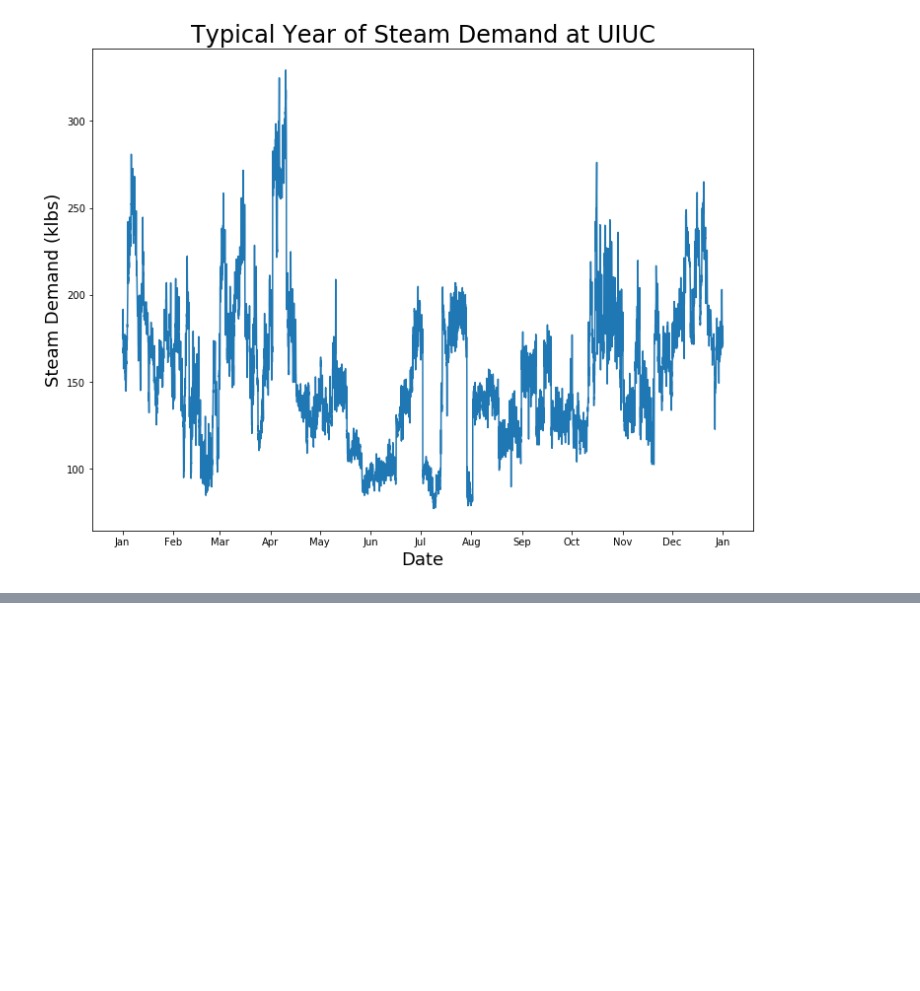
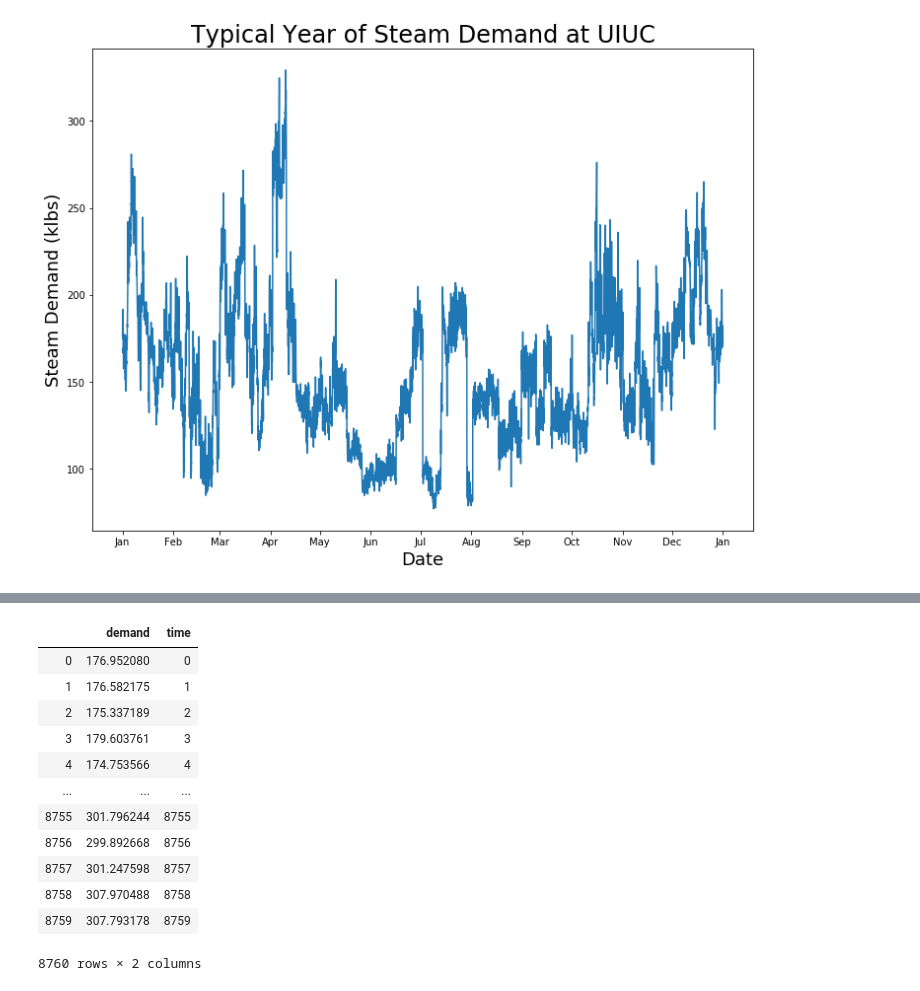
Before and after one commit to arfc/pride, a Jupyter notebook: data_processing/steam_demand.ipynb, the cells around one changed output, grey strips where cells are left out. Cells and saved outputs as stored; diff of their text form; code cells hidden in the pictures; blank space fills up the shorter version.

```diff
--- a/data_processing/steam_demand.ipynb
+++ b/data_processing/steam_demand.ipynb
@@ -184,0 +191,16 @@ plt.show()
+# %%
+steam_data17
+# %% [output]
+|  | demand | time |
+| 0 | 176.952080 | 0 |
+| 1 | 176.582175 | 1 |
+| 2 | 175.337189 | 2 |
+| 3 | 179.603761 | 3 |
+| 4 | 174.753566 | 4 |
+| ... | ... | ... |
+| 8755 | 301.796244 | 8755 |
+| 8756 | 299.892668 | 8756 |
+| 8757 | 301.247598 | 8757 |
+| 8758 | 307.970488 | 8758 |
+| 8759 | 307.793178 | 8759 |
+8760 rows × 2 columns
```
Also changed, not shown: parts of 11 cells of this notebook, 2 other files.
